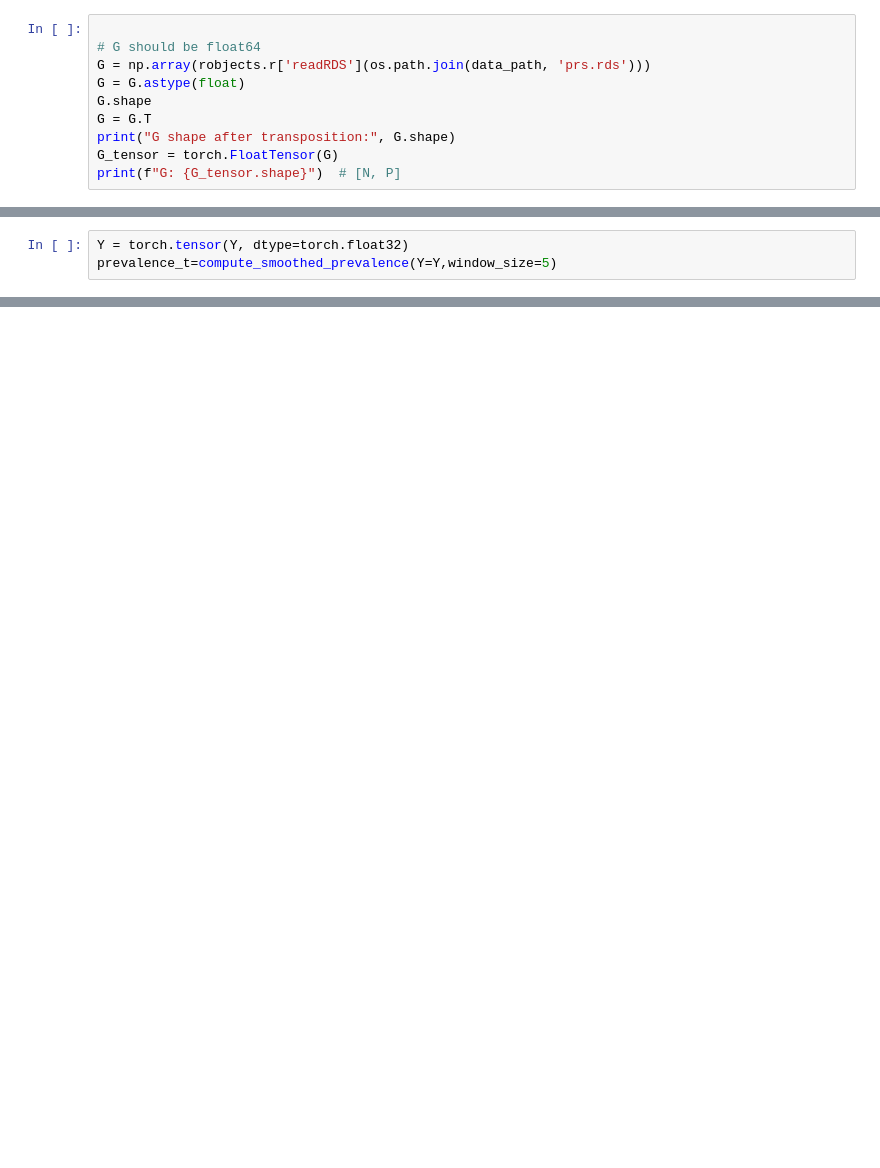
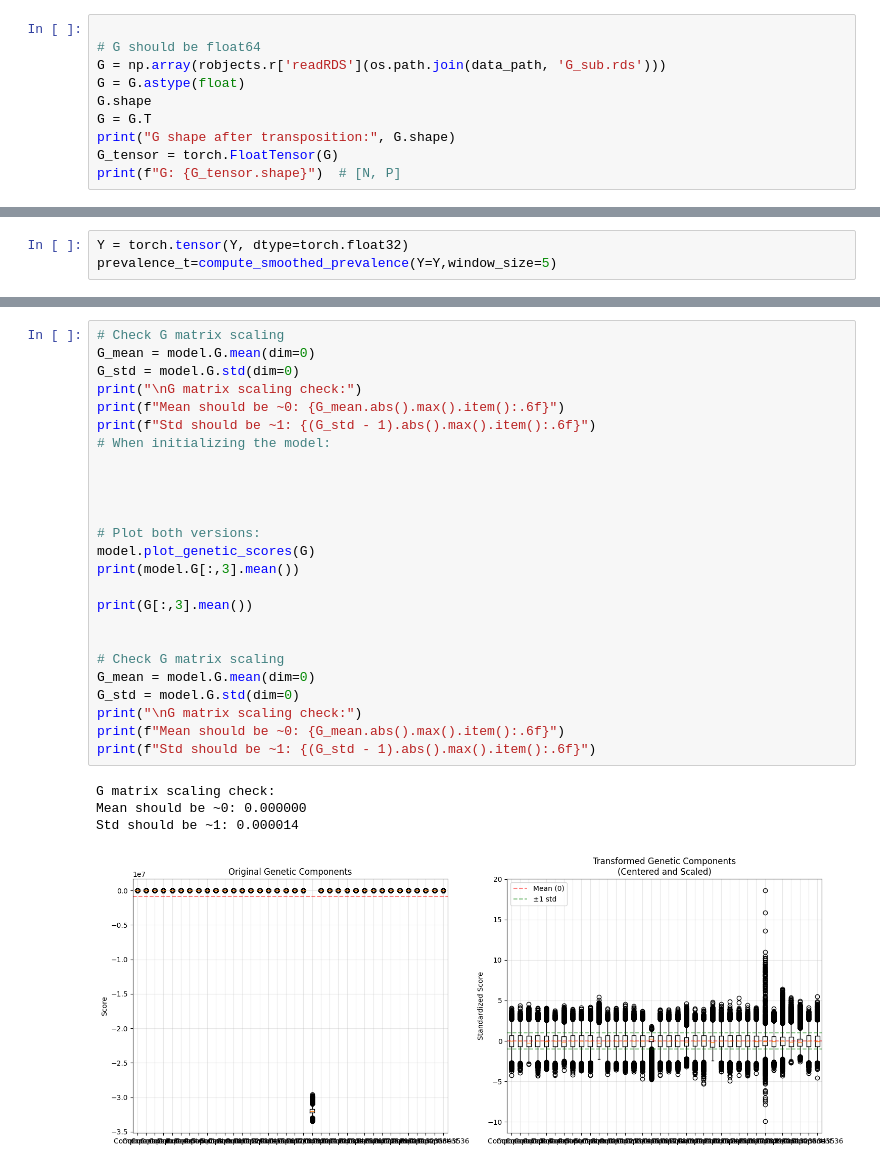
Before and after one commit to surbut/aladynoulli, a Jupyter notebook: pyScripts/printingmgb.ipynb, the cells around one changed output, grey strips where cells are left out. Drawn from its saved outputs; the diff is of its cells as text; blank space fills up the shorter version.

```diff
--- a/pyScripts/printingmgb.ipynb
+++ b/pyScripts/printingmgb.ipynb
@@ -70,7 +74,7 @@ tensor([[50., 50., 50.,  ..., 50., 50., 50.],
 # %%
 
 # G should be float64
-G = np.array(robjects.r['readRDS'](os.path.join(data_path, 'prs.rds')))
+G = np.array(robjects.r['readRDS'](os.path.join(data_path, 'G_sub.rds')))
 G = G.astype(float)
 G.shape
 G = G.T
@@ -458,0 +512,30 @@ plot_signature_trajectories(
+# %%
+# Check G matrix scaling
+G_mean = model.G.mean(dim=0)
+G_std = model.G.std(dim=0)
+print("\nG matrix scaling check:")
+print(f"Mean should be ~0: {G_mean.abs().max().item():.6f}")
+print(f"Std should be ~1: {(G_std - 1).abs().max().item():.6f}")
+# When initializing the model:
+
+
+
+
+# Plot both versions:
+model.plot_genetic_scores(G)
+print(model.G[:,3].mean())
+
+print(G[:,3].mean())
+
+
+# Check G matrix scaling
+G_mean = model.G.mean(dim=0)
+G_std = model.G.std(dim=0)
+print("\nG matrix scaling check:")
+print(f"Mean should be ~0: {G_mean.abs().max().item():.6f}")
+print(f"Std should be ~1: {(G_std - 1).abs().max().item():.6f}")
+# %% [output]
+G matrix scaling check:
+Mean should be ~0: 0.000000
+Std should be ~1: 0.000014
+[figure, added]
```
Also changed, not shown: parts of 19 cells of this notebook, 5 other files.
